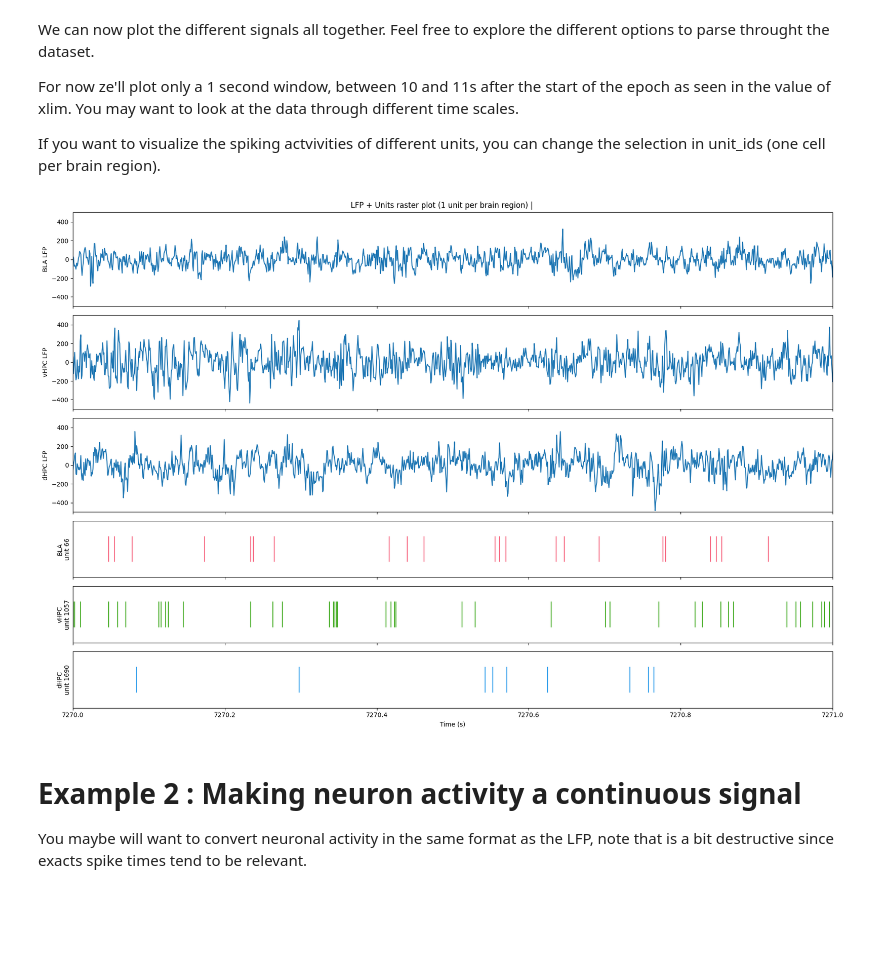
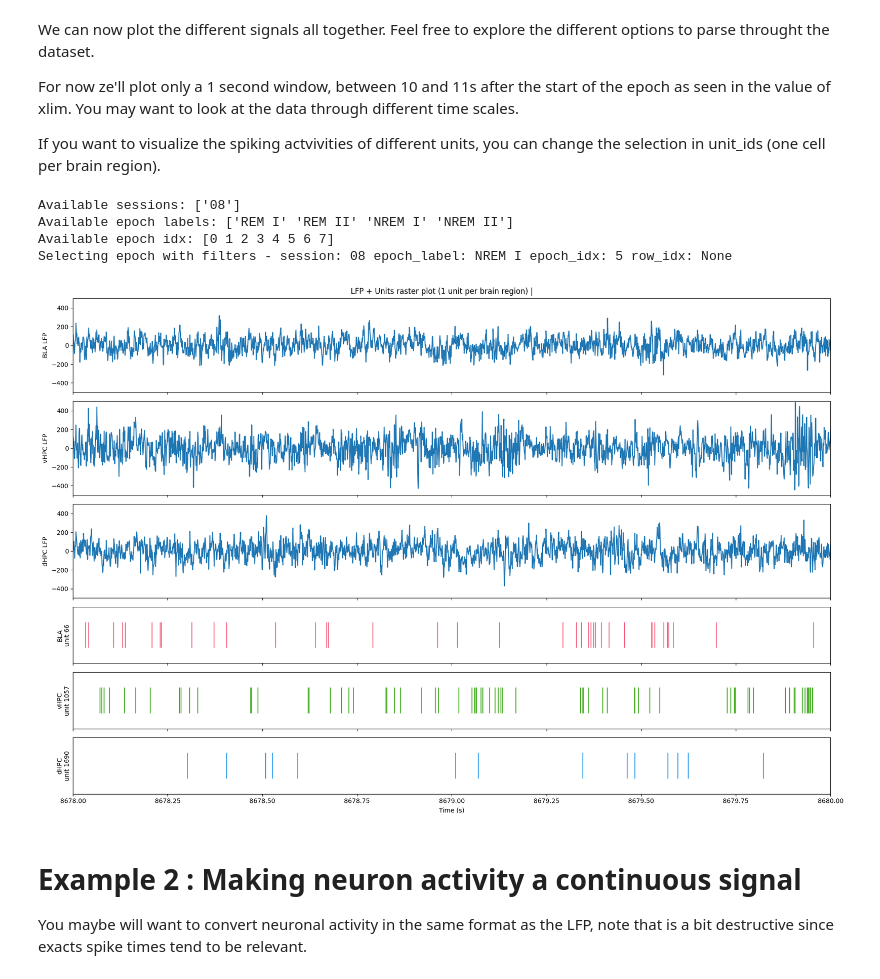
Before and after one commit to Gabbag2/health_hackathon, a Jupyter notebook: notebook_example.ipynb, the cells around one changed output. Drawn from its saved outputs; the diff is of its cells as text; code cells hidden in the pictures; blank space fills up the shorter version.

```diff
--- a/notebook_example.ipynb
+++ b/notebook_example.ipynb
@@ -17,6 +17,11 @@ def select_epoch(df, session=None, epoch_label=None, epoch_idx=None, row_idx=Non
     """
     Pick one epoch row either by row_idx (direct) or by filtering session/epoch_label/epoch_idx.
     """
+    print("Available sessions:", df["session"].unique())
+    print("Available epoch labels:", df["epoch_label"].unique())
+    print("Available epoch idx:", df["epoch_idx"].unique())
+
+    print("Selecting epoch with filters - session:", session, "epoch_label:", epoch_label, "epoch_idx:", epoch_idx, "row_idx:", row_idx)
 
     if row_idx is not None:
         assert epoch_label is None
@@ -27,10 +32,16 @@ def select_epoch(df, session=None, epoch_label=None, epoch_idx=None, row_idx=Non
     sub = df.copy()
     if session is not None:
         sub = sub[sub["session"] == session]
+    else:
+        print("No session filter applied, using all sessions.")
     if epoch_label is not None:
         sub = sub[sub["epoch_label"] == epoch_label]
+    else:
+        print("No epoch_label filter applied, using all epoch labels.")
     if epoch_idx is not None:
         sub = sub[sub["epoch_idx"] == epoch_idx]
+    else:
+        print("No epoch_idx filter applied, using all epoch idx.")
 
     if len(sub) == 0:
         raise ValueError("No epoch matched your filters. Try different session/epoch_label/epoch_idx or use row_idx.")
@@ -184,30 +195,34 @@ If you want to visualize the spiking actvivities of different units, you can cha
 # %%
 
 # -------------------------
 # 4) Finally hands on , lets see the data \o/
 # -------------------------
 
 # Option A: pick an epoch by row index
-epoch = select_epoch(df, row_idx=0)
+# epoch = select_epoch(df, row_idx=0)
 
 # Option B: pick by filters
-# epoch = select_epoch(df, session="08", epoch_label="NREM I", epoch_idx=0)
+epoch = select_epoch(df, session="08", epoch_label="NREM I", epoch_idx=5)
 
 # To plot a 5 seconds window set xlim=(epoch["t_start"]+10, epoch["t_start"]+15).
 # Like that you are selecting an interval of 5 seconds, in the plot bellow we using an interval of one second to vizualize better the LFP
 
 # Et voilà!
 
 chosen_units = plot_lfp_and_one_unit_per_region(
     epoch_row=epoch,
     fs=1250,
-    xlim=(epoch["t_start"] + 10, epoch["t_start"] + 11),  # Here the X is settle to 1 second but you can play around with different time scales
+    xlim=(epoch["t_start"] + 10, epoch["t_start"] + 12),  # Here the X is settle to 1 second but you can play around with different time scales
     lfp_ylim=(-500, 500),
     unit_ids={"bla": 66, "vHPC": 1057, "dHPC": 1690} ,# None - In case you want to plot just the first unit of each brain  region
     title_prefix= "LFP + Units raster plot (1 unit per brain region)"
 )
 # %% [output]
+Available sessions: ['08']
+Available epoch labels: ['REM I' 'REM II' 'NREM I' 'NREM II']
+Available epoch idx: [0 1 2 3 4 5 6 7]
+Selecting epoch with filters - session: 08 epoch_label: NREM I epoch_idx: 5 row_idx: None
-[figure, old version]
+[figure, new version]
 # %% [markdown]
 # Example 2 : Making neuron activity a continuous signal
 
```
Also changed, not shown: parts of 1 cell of this notebook.
